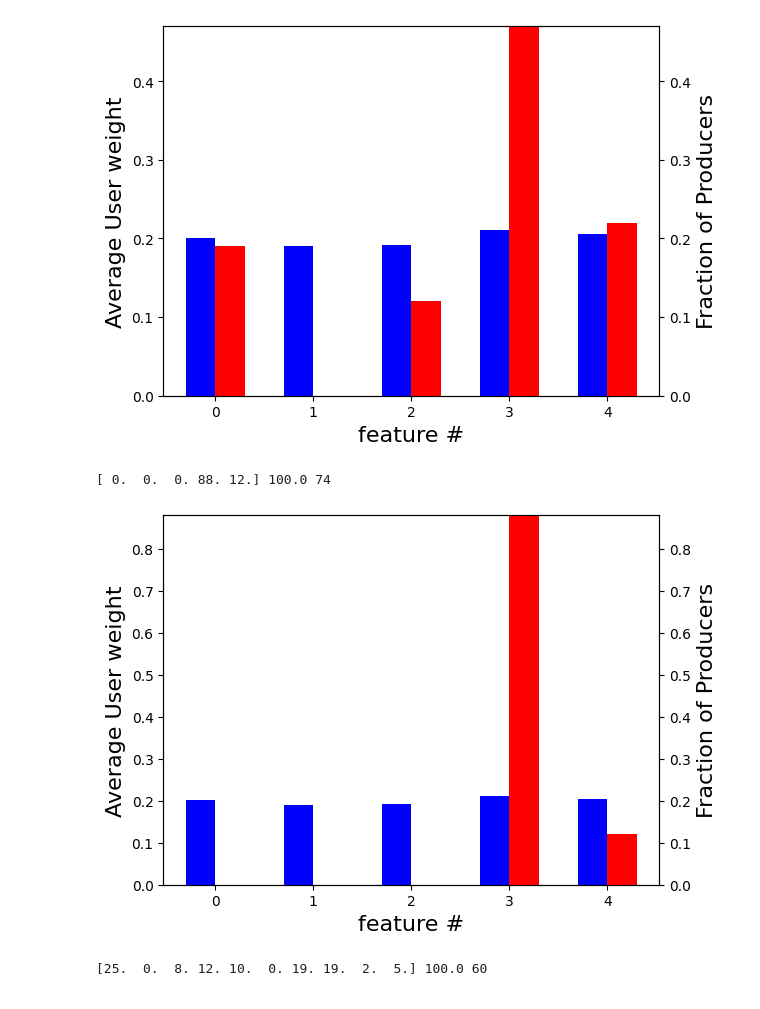
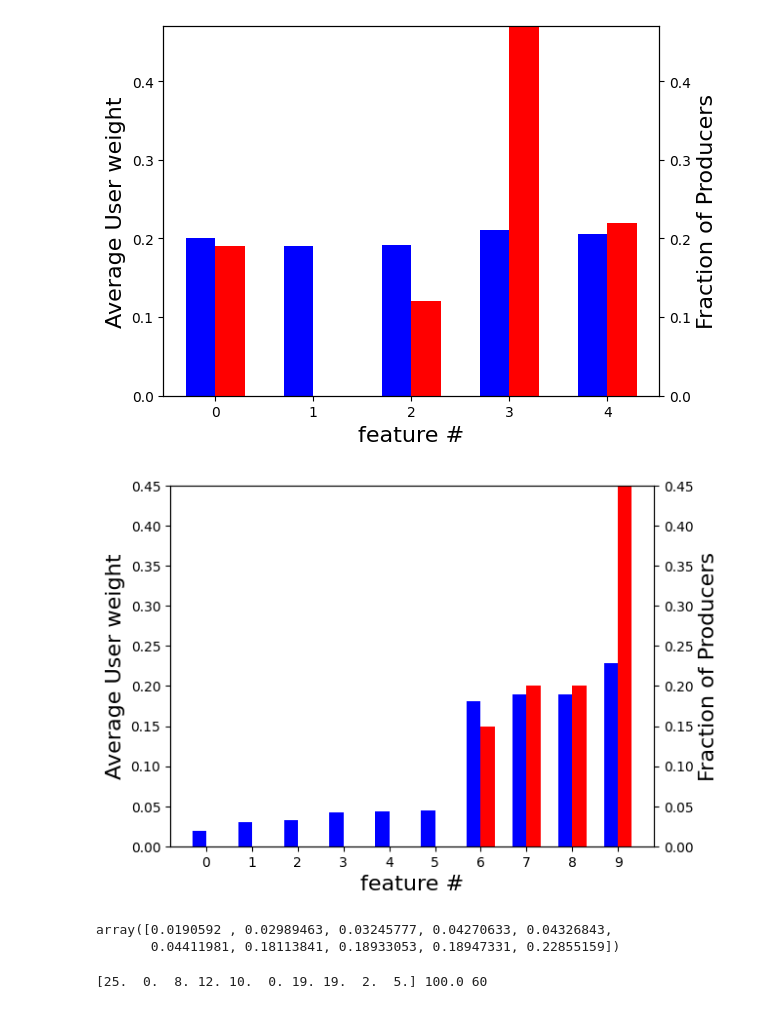
Before and after one commit to krishnacharya/recsys_eq, a Jupyter notebook: notebooks/NE_movielens_d51015_100prods.ipynb, the cells around one changed output. Cells and saved outputs as stored; diff of their text form; code cells hidden in the pictures.

```diff
--- a/notebooks/NE_movielens_d51015_100prods.ipynb
+++ b/notebooks/NE_movielens_d51015_100prods.ipynb
@@ -35,14 +37,20 @@ user_producer_2bar_plot(NE_compact / num_prods, nue5.sum(axis=0) / num_users, '.
 [19.  0. 12. 47. 22.] 100.0 48
 [figure]
 # %%
-PEng = ProducersEngagementGame(num_producers=num_prods, users=Users(nue5), prob = 'softmax')
-NE, NE_compact, iters = PEng.best_response_dynamics()
-print(NE_compact, NE_compact.sum(), iters)
+PEng = ProducersEngagementGame(num_producers=num_prods, users=Users(nue10), prob = 'linear')
+isNE, NE, NE_compact, iters = PEng.best_response_dynamics()
 
-user_producer_2bar_plot(NE_compact / num_prods, nue5.sum(axis=0) / num_users, '../plots/softmax_5dim_100prod_movielens_udpd.pdf')
+
+# user_producer_2bar_plot(NE_compact / num_prods, nue5.sum(axis=0) / num_users, '../plots/softmax_5dim_100prod_movielens_udpd.pdf')
-# %% [output]
-[ 0.  0.  0. 88. 12.] 100.0 74
-[figure, removed]
+# %%
+user_producer_2bar_plot(NE_compact / num_prods, nue10.sum(axis=0)/nue10.shape[0])
+# %% [output]
+[figure, added]
+# %%
+nue10.sum(axis=0)/nue10.shape[0]
+# %% [output]
+array([0.0190592 , 0.02989463, 0.03245777, 0.04270633, 0.04326843,
+       0.04411981, 0.18113841, 0.18933053, 0.18947331, 0.22855159])
 # %%
 PEng = ProducersEngagementGame(num_producers = num_prods, users = Users(nue10), prob = 'linear')
 NE, NE_compact, iters = PEng.best_response_dynamics()
```
Also changed, not shown: parts of 1 cell of this notebook, 5 other files.
